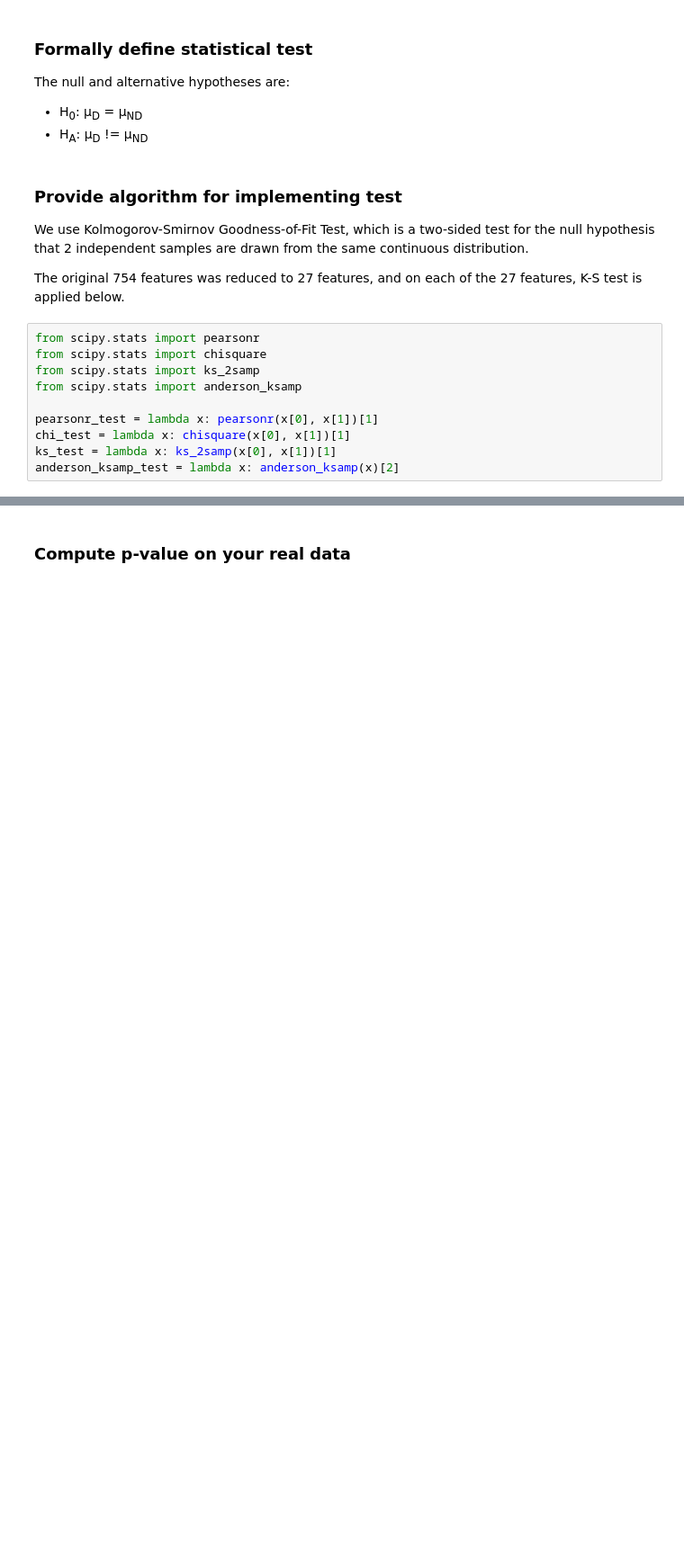
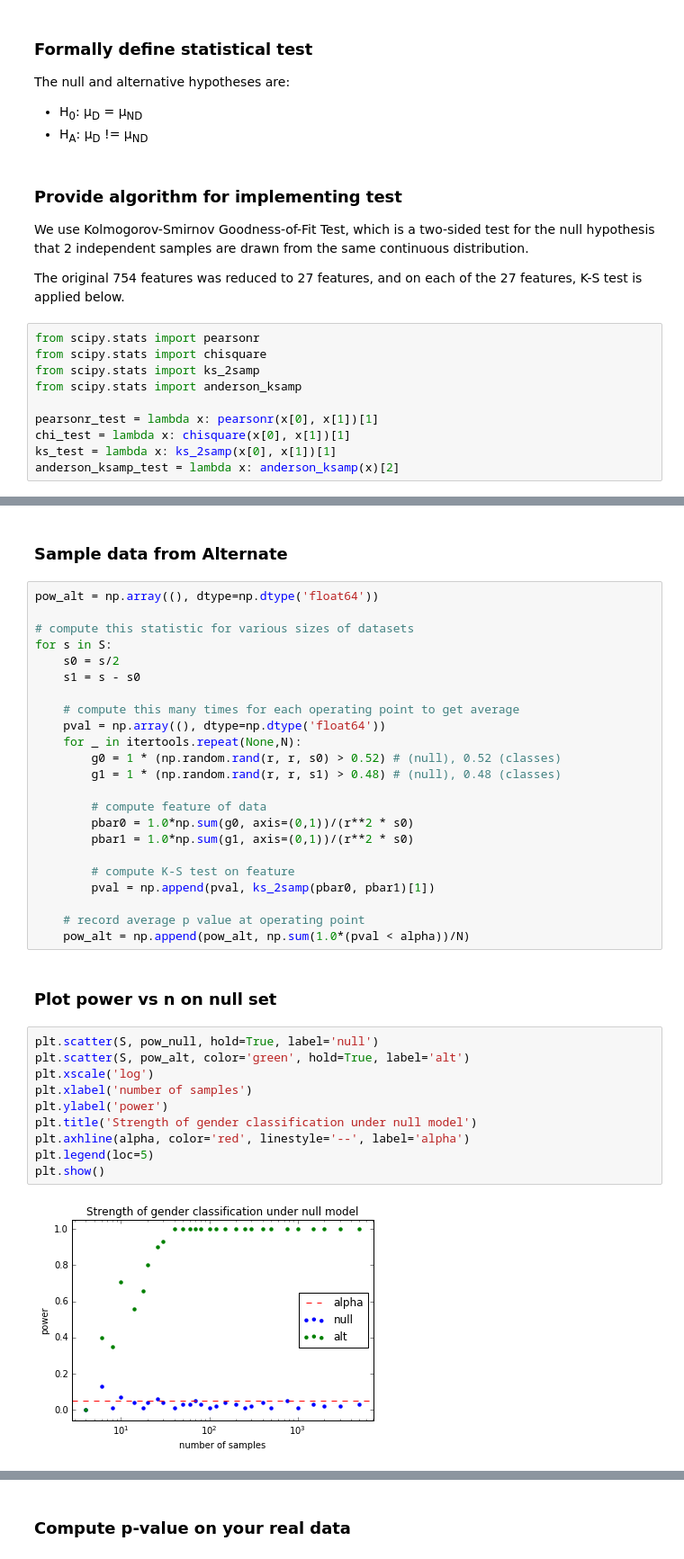
Before and after one commit to Upward-Spiral-Science/spect-team, a Jupyter notebook: Code/Assignment-4/Inferential_Depressed.ipynb, the cells around one changed output, grey strips where cells are left out. Shown at 90% size. Drawn from its saved outputs; the diff is of its cells as text; blank space fills up the shorter version.

```diff
--- a/Code/Assignment-4/Inferential_Depressed.ipynb
+++ b/Code/Assignment-4/Inferential_Depressed.ipynb
@@ -53,0 +94,39 @@ anderson_ksamp_test = lambda x: anderson_ksamp(x)[2]
+# %% [markdown]
+### Sample data from Alternate
+# %%
+pow_alt = np.array((), dtype=np.dtype('float64'))
+
+# compute this statistic for various sizes of datasets
+for s in S:
+    s0 = s/2
+    s1 = s - s0
+
+    # compute this many times for each operating point to get average
+    pval = np.array((), dtype=np.dtype('float64'))
+    for _ in itertools.repeat(None,N):
+        g0 = 1 * (np.random.rand(r, r, s0) > 0.52) # (null), 0.52 (classes)
+        g1 = 1 * (np.random.rand(r, r, s1) > 0.48) # (null), 0.48 (classes)
+
+        # compute feature of data
+        pbar0 = 1.0*np.sum(g0, axis=(0,1))/(r**2 * s0)
+        pbar1 = 1.0*np.sum(g1, axis=(0,1))/(r**2 * s0)
+
+        # compute K-S test on feature
+        pval = np.append(pval, ks_2samp(pbar0, pbar1)[1])
+
+    # record average p value at operating point
+    pow_alt = np.append(pow_alt, np.sum(1.0*(pval < alpha))/N)
+# %% [markdown]
+### Plot power vs n on null set
+# %%
+plt.scatter(S, pow_null, hold=True, label='null')
+plt.scatter(S, pow_alt, color='green', hold=True, label='alt')
+plt.xscale('log')
+plt.xlabel('number of samples')
+plt.ylabel('power')
+plt.title('Strength of gender classification under null model')
+plt.axhline(alpha, color='red', linestyle='--', label='alpha')
+plt.legend(loc=5)
+plt.show()
+# %% [output]
+[figure, added]
```
Also changed, not shown: parts of 10 cells of this notebook.
